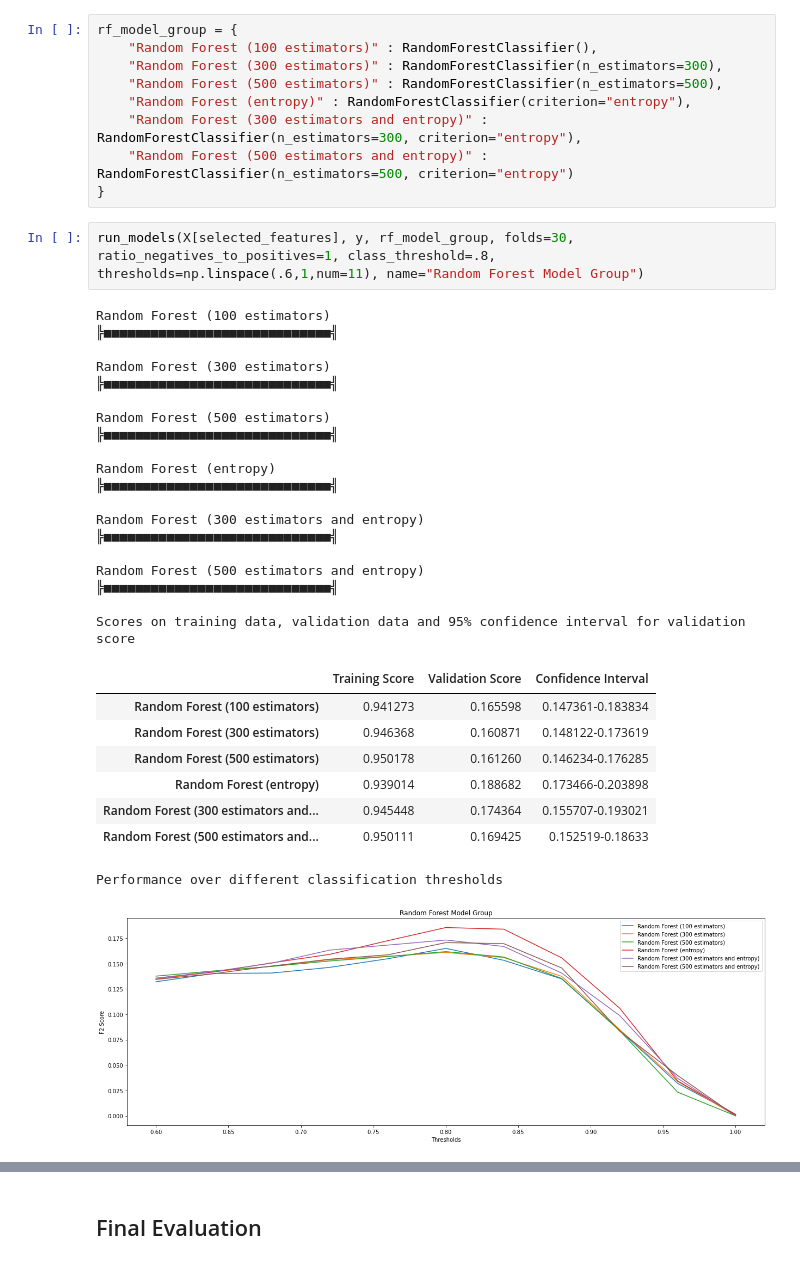
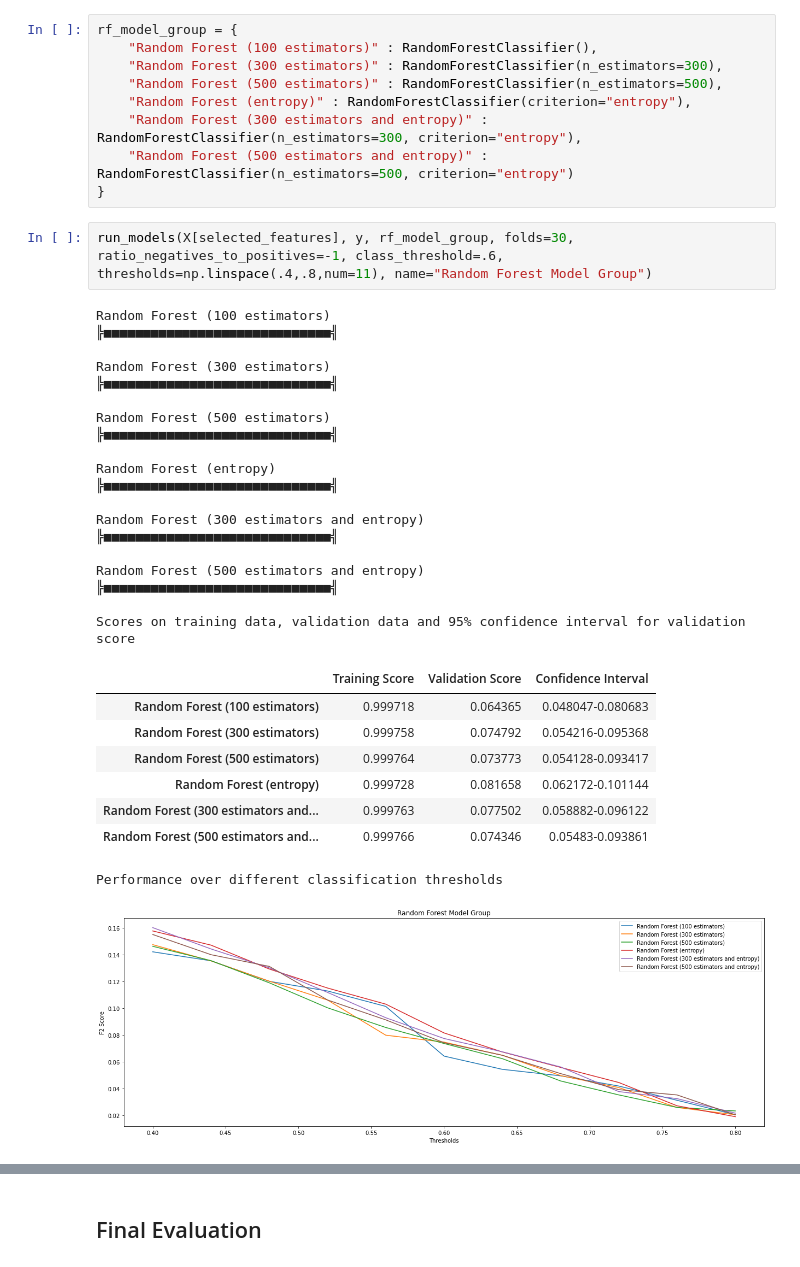
Before and after one commit to Sir-Slade/covid_prediction_project, a Jupyter notebook: PredictorExperimentsClean.ipynb, the cells around one changed output, grey strips where cells are left out. Saved outputs shown, nothing was run; the diff lists cells and outputs as text.

```diff
--- a/PredictorExperimentsClean.ipynb
+++ b/PredictorExperimentsClean.ipynb
@@ -683,33 +683,33 @@ rf_model_group = {
     "Random Forest (500 estimators and entropy)" : RandomForestClassifier(n_estimators=500, criterion="entropy")
 }
 # %%
-run_models(X[selected_features], y, rf_model_group, folds=30, ratio_negatives_to_positives=1, class_threshold=.8, thresholds=np.linspace(.6,1,num=11), name="Random Forest Model Group")
+run_models(X[selected_features], y, rf_model_group, folds=30, ratio_negatives_to_positives=-1, class_threshold=.6, thresholds=np.linspace(.4,.8,num=11), name="Random Forest Model Group")
 # %% [output]
 Random Forest (100 estimators)
 ╠■■■■■■■■■■■■■■■■■■■■■■■■■■■■■╣
 
 Random Forest (300 estimators)
 ╠■■■■■■■■■■■■■■■■■■■■■■■■■■■■■╣
 
 Random Forest (500 estimators)
 ╠■■■■■■■■■■■■■■■■■■■■■■■■■■■■■╣
 
 Random Forest (entropy)
 ╠■■■■■■■■■■■■■■■■■■■■■■■■■■■■■╣
 
 Random Forest (300 estimators and entropy)
 ╠■■■■■■■■■■■■■■■■■■■■■■■■■■■■■╣
 
 Random Forest (500 estimators and entropy)
 ╠■■■■■■■■■■■■■■■■■■■■■■■■■■■■■╣
 
 Scores on training data, validation data and 95% confidence interval for validation score
 |  | Training Score | Validation Score | Confidence Interval |
-| Random Forest (100 estimators) | 0.941273 | 0.165598 | 0.147361-0.183834 |
-| Random Forest (300 estimators) | 0.946368 | 0.160871 | 0.148122-0.173619 |
-| Random Forest (500 estimators) | 0.950178 | 0.161260 | 0.146234-0.176285 |
-| Random Forest (entropy) | 0.939014 | 0.188682 | 0.173466-0.203898 |
-| Random Forest (300 estimators and... | 0.945448 | 0.174364 | 0.155707-0.193021 |
-| Random Forest (500 estimators and... | 0.950111 | 0.169425 | 0.152519-0.18633 |
+| Random Forest (100 estimators) | 0.999718 | 0.064365 | 0.048047-0.080683 |
+| Random Forest (300 estimators) | 0.999758 | 0.074792 | 0.054216-0.095368 |
+| Random Forest (500 estimators) | 0.999764 | 0.073773 | 0.054128-0.093417 |
+| Random Forest (entropy) | 0.999728 | 0.081658 | 0.062172-0.101144 |
+| Random Forest (300 estimators and... | 0.999763 | 0.077502 | 0.058882-0.096122 |
+| Random Forest (500 estimators and... | 0.999766 | 0.074346 | 0.05483-0.093861 |
 Performance over different classification thresholds
-[figure, old version]
+[figure, new version]
```
Also changed, not shown: parts of 13 cells of this notebook.
